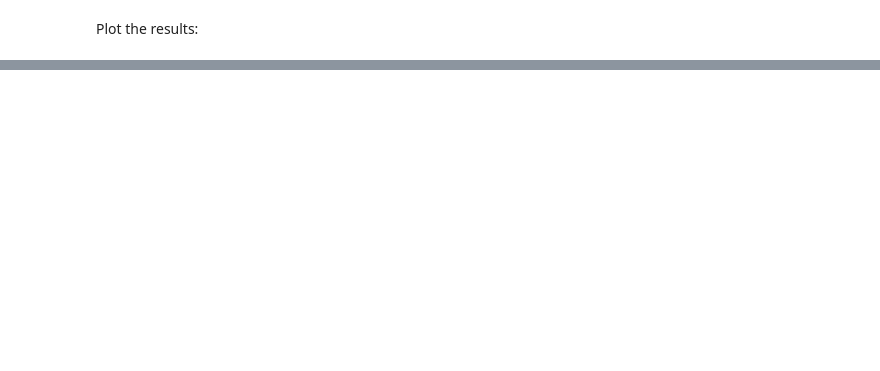
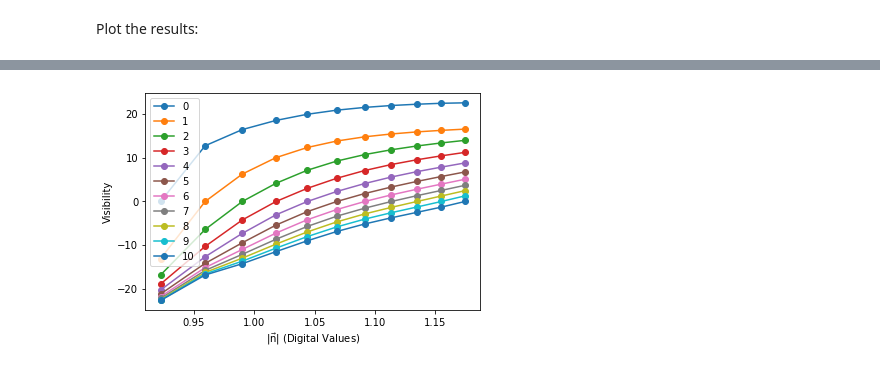
Before and after one commit to Jorgvt/PerceptualTests, a Jupyter notebook: Experiments/crispening_effect_perceptnet.ipynb, the cells around one changed output, grey strips where cells are left out. Cells and saved outputs as stored; diff of their text form; code cells hidden in the pictures; blank space fills up the shorter version.

```diff
--- a/Experiments/crispening_effect_perceptnet.ipynb
+++ b/Experiments/crispening_effect_perceptnet.ipynb
@@ -128,0 +143,10 @@ plt.show()
+# %%
+plt.figure()
+for i, readout in enumerate(all_readouts):
+    plt.plot(dist_rgb, readout, '-o', label=i)
+plt.ylabel('Visibility')
+plt.xlabel(r'$|\mathrm{\vec{n}}|$ (Digital Values)')
+plt.legend()
+plt.show()
+# %% [output]
+[figure, added]
```
Also changed, not shown: parts of 8 cells of this notebook, 2 other files.
